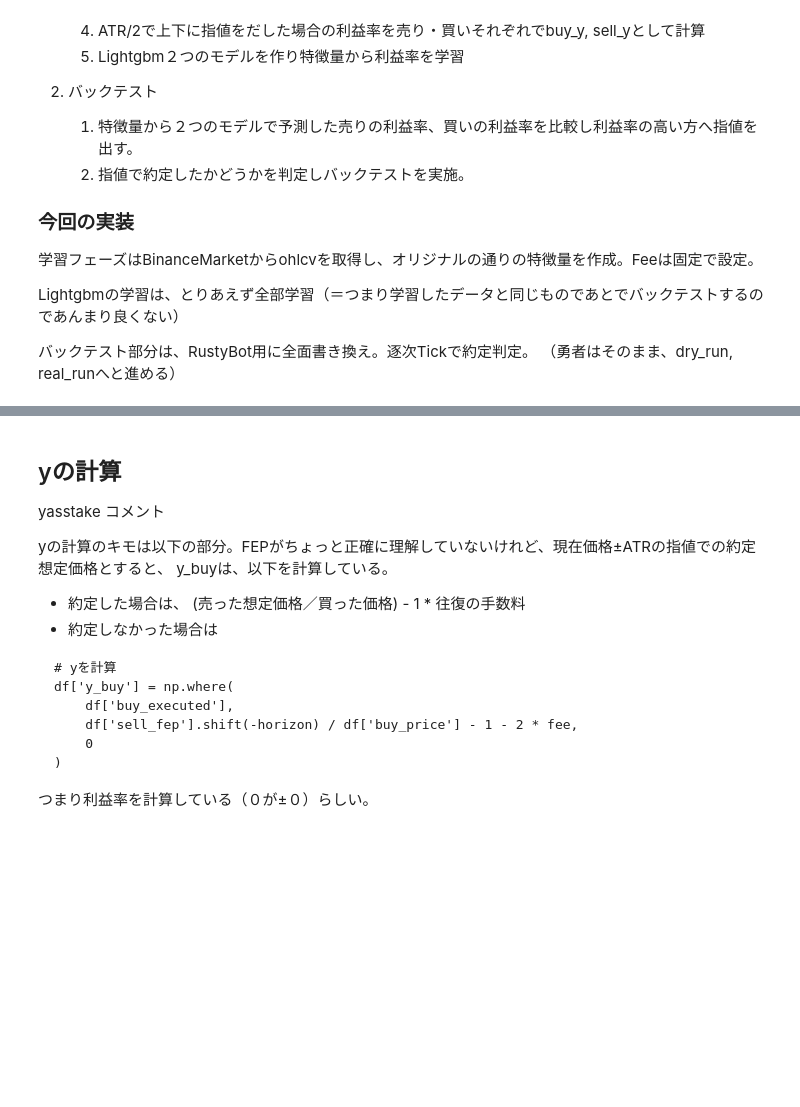
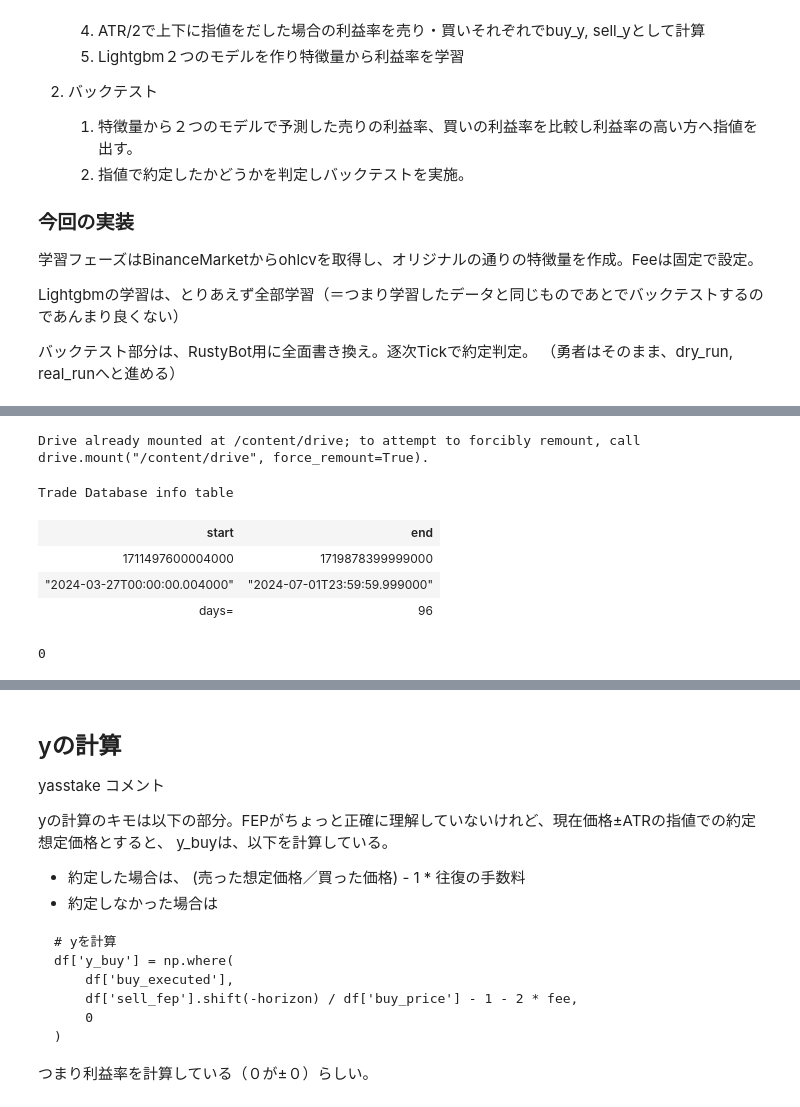
Before and after one commit to yasstake/rusty-bot, a Jupyter notebook: experimental/richmanbtc_type.ipynb, the cells around one changed output, grey strips where cells are left out. Saved outputs shown, nothing was run; the diff lists cells and outputs as text; code cells hidden in the pictures; blank space fills up the shorter version.

Commit message:
Colab を使用して作成されました

```diff
--- a/experimental/richmanbtc_type.ipynb
+++ b/experimental/richmanbtc_type.ipynb
@@ -218,28 +249,46 @@ print(features)
 # ローカルの場合は空きがあるばしょを指定してください。（指定しないとMacだと Library/Application Support/以下のディレクトリになります。）
 
 from rbot import BinanceConfig
-from rbot import BinanceMarket
+from rbot import Binance
 
 config = BinanceConfig.BTCUSDT
 
 import sys
 
-if 'google.colab' in sys.modules:
-  from google.colab import drive
-  drive.mount('/content/drive')
+# Google Colabの場合は、GoogleDriveにDBをつくります。
+if 'google.colab' in str(get_ipython()):
+    # Google Driveをマウントする
+    from google.colab import drive
+    drive.mount('/content/drive')
 
-  # DBの保存先をGoogle Driveに変更する
-  config = BinanceConfig.BTCUSDT
-  config.db_base_dir = '/content/drive/MyDrive'
-
-# 超巨大DBができあがるので空いているでディスクを指定してください。
-#config.db_base_dir = './'
-
-market = BinanceMarket(config)
+    # DBの保存先をGoogle Driveに変更する
+    import os
+    os.environ['RBOT_DB_ROOT'] = '/content/drive/MyDrive'    # MyDrive以下を指定しましたが適宜変更ください
+# %% [output]
+Drive already mounted at /content/drive; to attempt to forcibly remount, call drive.mount("/content/drive", force_remount=True).
+# %%
+# BinanceMarketクラスのインスタンスを生成(BTCUSDT現物取引の設定)
+config = BinanceConfig.BTCUSDT
+
+# Binanceの本番ネットへ接続する。
+exchange  = Binance(production=True)
+market = exchange.open_market(config)
+
+# BinanceMarketのインスタンスを表示すると格納されているデータの情報が表示されます。
+market
+# %% [output]
+Trade Database info table
+| start | end |
+| 1711497600004000 | 1719878399999000 |
+| "2024-03-27T00:00:00.004000" | "2024-07-01T23:59:59.999000" |
+| days= | 96 |
 # %%
 # 50日分一気にダウンロードすると結構時間がかかります。50日で６GBほどのDBができあがります。
 # Colabではエラーになるかもしれません。その場合は、日数を減らすか少しづつ日数を増やしていってください（差分でダウンロードされます）
-market.download(ndays=50, verbose=True, archive_only=True)
+# ローカルでNoteBookを動かし、ダウンロードだけはPythonファイルにして別で動かすのが一番暗転します。
+market.download_archive(ndays=50, verbose=True, force=False)
+# %% [output]
+0
 # %%
 # 4本足データを作成します。（これまた案外時間のかかる処理です）
 ohlcv = market.ohlcv(0, 0, 60*15)
```
Also changed, not shown: parts of 15 cells of this notebook.
